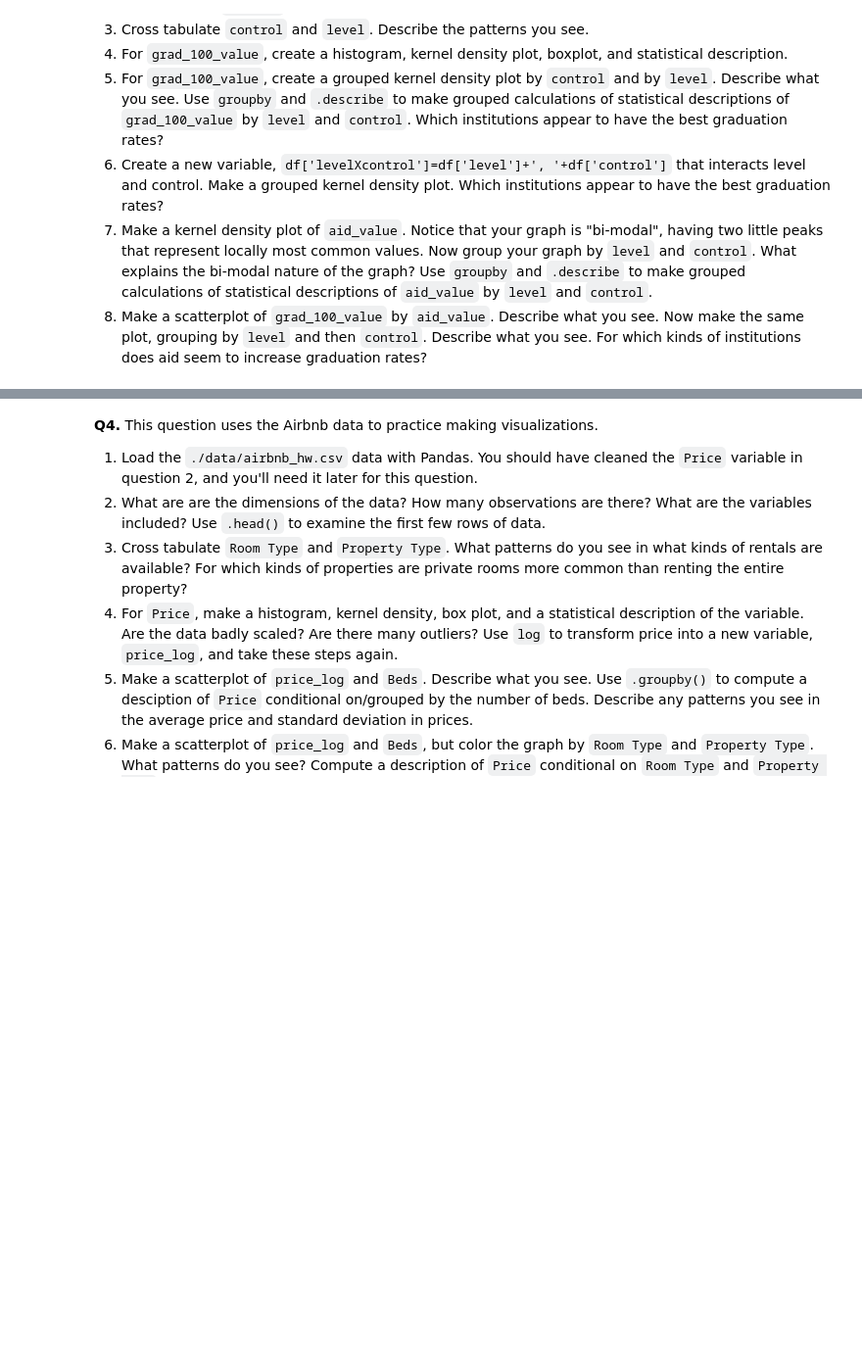
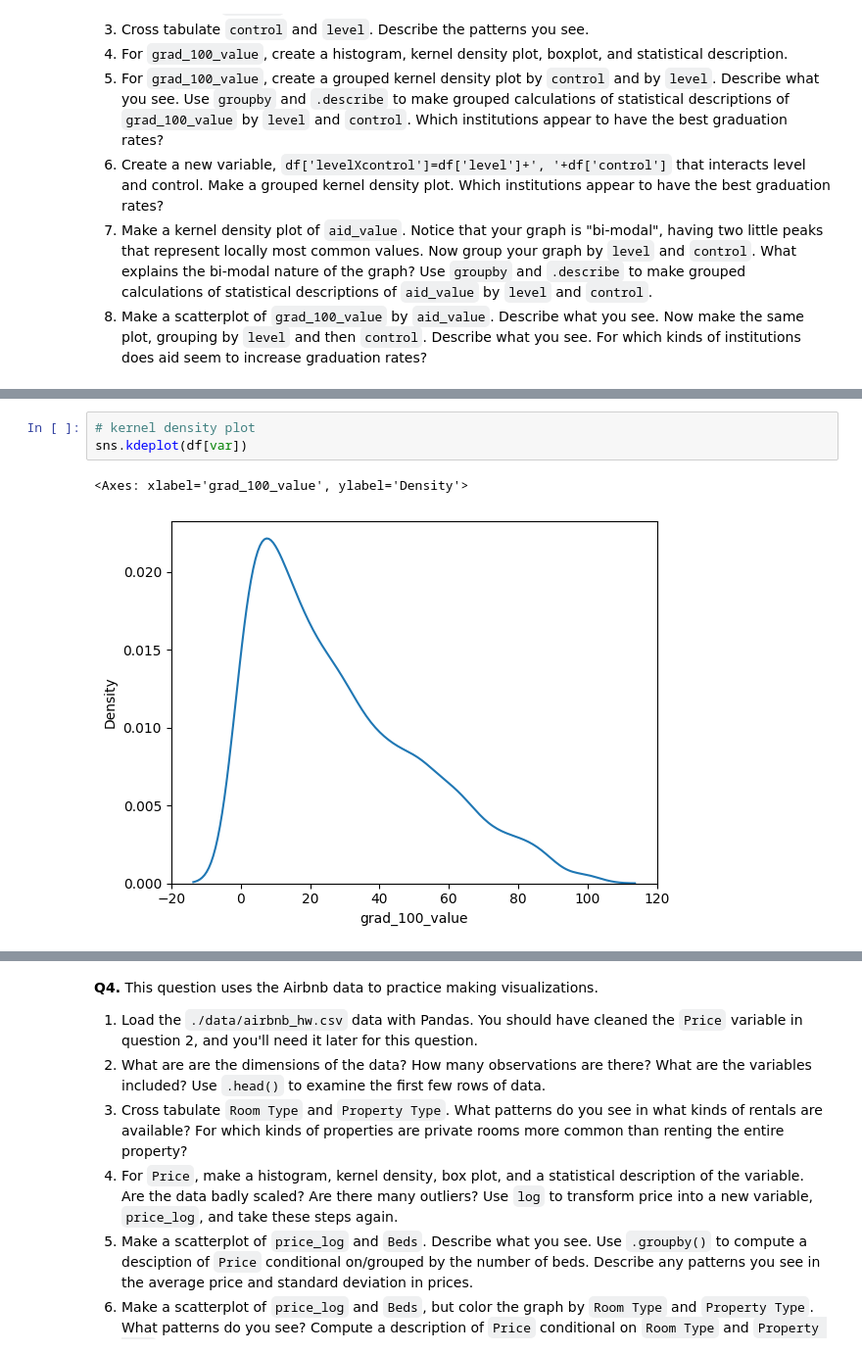
Before and after one commit to suhaaskanneganti/assignment2, a Jupyter notebook: assignment2.ipynb, the cells around one changed output, grey strips where cells are left out. Shown: that part at 98% size. Cells and saved outputs as stored; diff of their text form; blank space fills up the shorter version.

```diff
--- a/assignment2.ipynb
+++ b/assignment2.ipynb
@@ -79,0 +208,6 @@ The "relevant" variables for this question are:
+# %%
+# kernel density plot
+sns.kdeplot(df[var])
+# %% [output]
+<Axes: xlabel='grad_100_value', ylabel='Density'>
+[figure, added]
```
Also changed, not shown: parts of 34 cells of this notebook.
